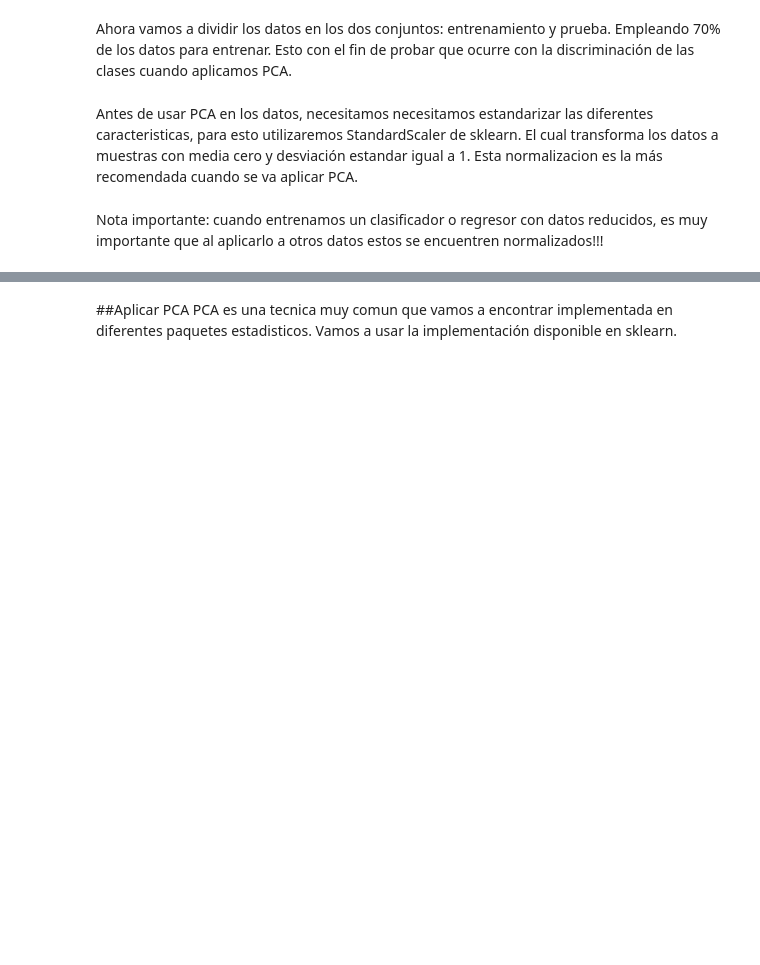
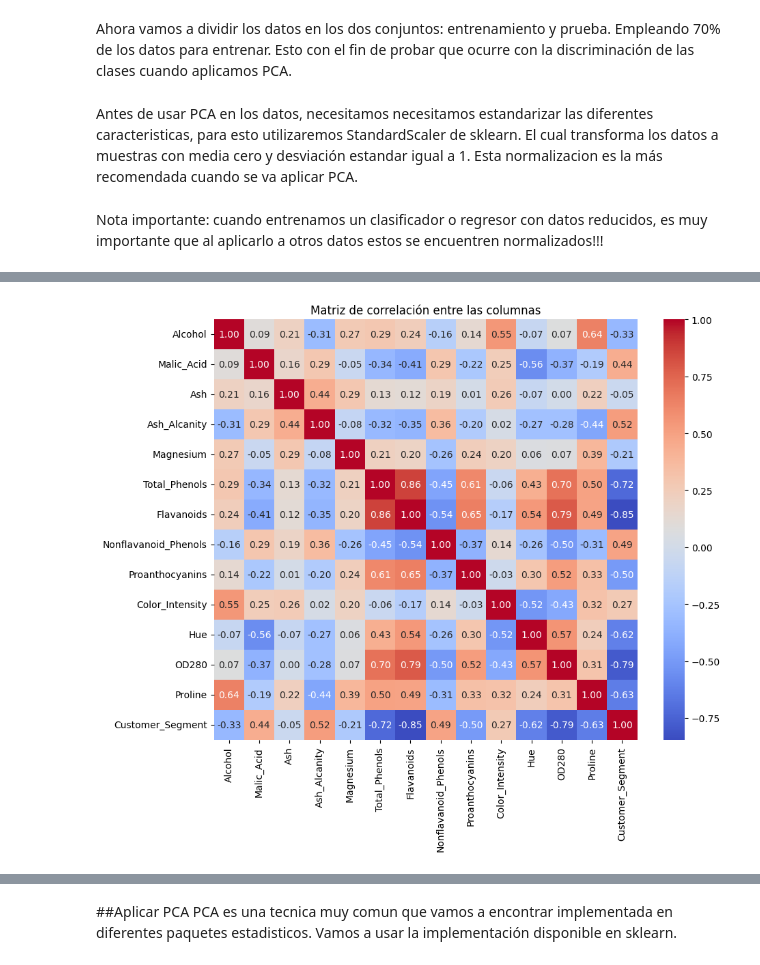
Before and after one commit to jupjaramilloca/Practica-2, a Jupyter notebook: src/09_Dimensionalidad_GuiaClase.ipynb, the cells around one changed output, grey strips where cells are left out. Saved outputs shown, nothing was run; the diff lists cells and outputs as text; code cells hidden in the pictures; blank space fills up the shorter version.

```diff
--- a/src/09_Dimensionalidad_GuiaClase.ipynb
+++ b/src/09_Dimensionalidad_GuiaClase.ipynb
@@ -55,3 +53,12 @@ Las caracteristicas incluyen diferentes componentes quimicos medidos en laborato
+# %%
+import os
+
+# Obtener la ruta del directorio actual
+ruta_actual = os.getcwd()
+ruta_padre = os.path.dirname(ruta_actual)
+ruta_carpeta_dataset = os.path.join(ruta_padre, "dataset")
+#Leer datos
+df = pd.read_csv(os.path.join(ruta_carpeta_dataset,'Wine.csv'))
 # %% [markdown]
 Exploremos los datos!!
 # %%
@@ -90,0 +121,10 @@ plt.ylabel("Malic_Acid")
+# %%
+correlation_matrix = df.corr()
+
+# Crear el gráfico
+plt.figure(figsize=(10, 8))
+sns.heatmap(correlation_matrix, annot=True, cmap='coolwarm', fmt=".2f")
+plt.title('Matriz de correlación entre las columnas')
+plt.show()
+# %% [output]
+[figure, added]
```
Also changed, not shown: parts of 34 cells of this notebook, 5 other files.
